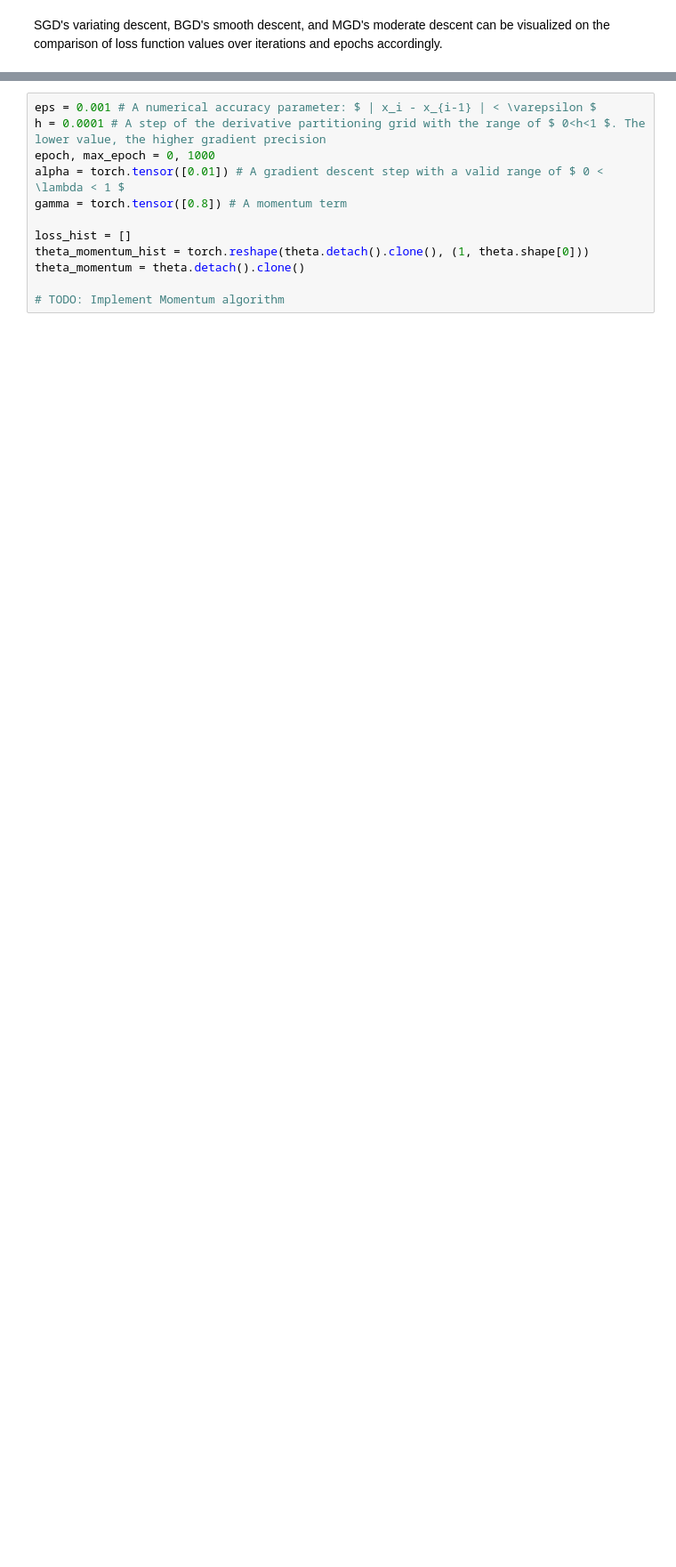
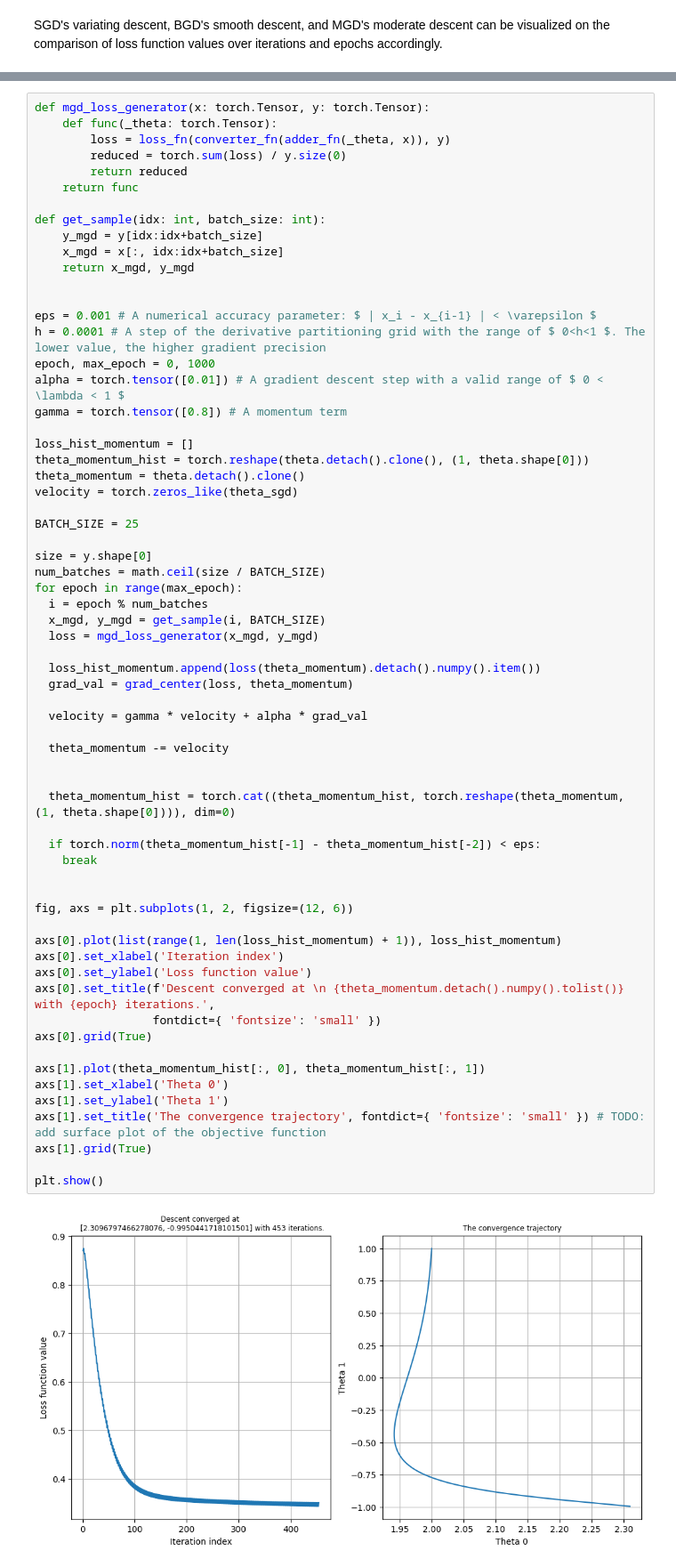
Before and after one commit to nastya44/improved-computer-vision, a Jupyter notebook: notebook/benchmark.ipynb, the cells around one changed output, grey strips where cells are left out. Shown at 89% size. Drawn from its saved outputs; the diff is of its cells as text; blank space fills up the shorter version.

```diff
--- a/notebook/benchmark.ipynb
+++ b/notebook/benchmark.ipynb
@@ -486,17 +607,71 @@ The momentum term $ \gamma $ is usually set to 0.9 or a similar value.
 
 As mentioned in previous sections, SGD has trouble navigating ravines, i.e. areas where the surface curves much more steeply in one dimension than in another, which are common around the local minimum. Momentum helps accelerate SGD in the relevant direction and dampens oscillations.
 # %%
+def mgd_loss_generator(x: torch.Tensor, y: torch.Tensor):
+    def func(_theta: torch.Tensor):
+        loss = loss_fn(converter_fn(adder_fn(_theta, x)), y)
+        reduced = torch.sum(loss) / y.size(0)
+        return reduced
+    return func
+
+def get_sample(idx: int, batch_size: int):
+    y_mgd = y[idx:idx+batch_size]
+    x_mgd = x[:, idx:idx+batch_size]
+    return x_mgd, y_mgd
+
+
 eps = 0.001 # A numerical accuracy parameter: $ | x_i - x_{i-1} | < \varepsilon $
 h = 0.0001 # A step of the derivative partitioning grid with the range of $ 0<h<1 $. The lower value, the higher gradient precision
 epoch, max_epoch = 0, 1000
 alpha = torch.tensor([0.01]) # A gradient descent step with a valid range of $ 0 < \lambda < 1 $
 gamma = torch.tensor([0.8]) # A momentum term
 
-loss_hist = []
+loss_hist_momentum = []
 theta_momentum_hist = torch.reshape(theta.detach().clone(), (1, theta.shape[0]))
 theta_momentum = theta.detach().clone()
+velocity = torch.zeros_like(theta_sgd)
 
-# TODO: Implement Momentum algorithm
+BATCH_SIZE = 25
+
+size = y.shape[0]
+num_batches = math.ceil(size / BATCH_SIZE)
+for epoch in range(max_epoch):
+  i = epoch % num_batches
+  x_mgd, y_mgd = get_sample(i, BATCH_SIZE)
+  loss = mgd_loss_generator(x_mgd, y_mgd)
+
+  loss_hist_momentum.append(loss(theta_momentum).detach().numpy().item())
+  grad_val = grad_center(loss, theta_momentum)
+
+  velocity = gamma * velocity + alpha * grad_val
+
+  theta_momentum -= velocity
+
+
+  theta_momentum_hist = torch.cat((theta_momentum_hist, torch.reshape(theta_momentum, (1, theta.shape[0]))), dim=0)
+
+  if torch.norm(theta_momentum_hist[-1] - theta_momentum_hist[-2]) < eps:
+    break
+
+
+fig, axs = plt.subplots(1, 2, figsize=(12, 6))
+
+axs[0].plot(list(range(1, len(loss_hist_momentum) + 1)), loss_hist_momentum)
+axs[0].set_xlabel('Iteration index')
+axs[0].set_ylabel('Loss function value')
+axs[0].set_title(f'Descent converged at \n {theta_momentum.detach().numpy().tolist()} with {epoch} iterations.',
+                 fontdict={ 'fontsize': 'small' })
+axs[0].grid(True)
+
+axs[1].plot(theta_momentum_hist[:, 0], theta_momentum_hist[:, 1])
+axs[1].set_xlabel('Theta 0')
+axs[1].set_ylabel('Theta 1')
+axs[1].set_title('The convergence trajectory', fontdict={ 'fontsize': 'small' }) # TODO: add surface plot of the objective function
+axs[1].grid(True)
+
+plt.show()
+# %% [output]
+[figure, added]
 # %% [markdown]
 ### Nesterov accelerated gradient
 
```
Also changed, not shown: parts of 22 cells of this notebook.
